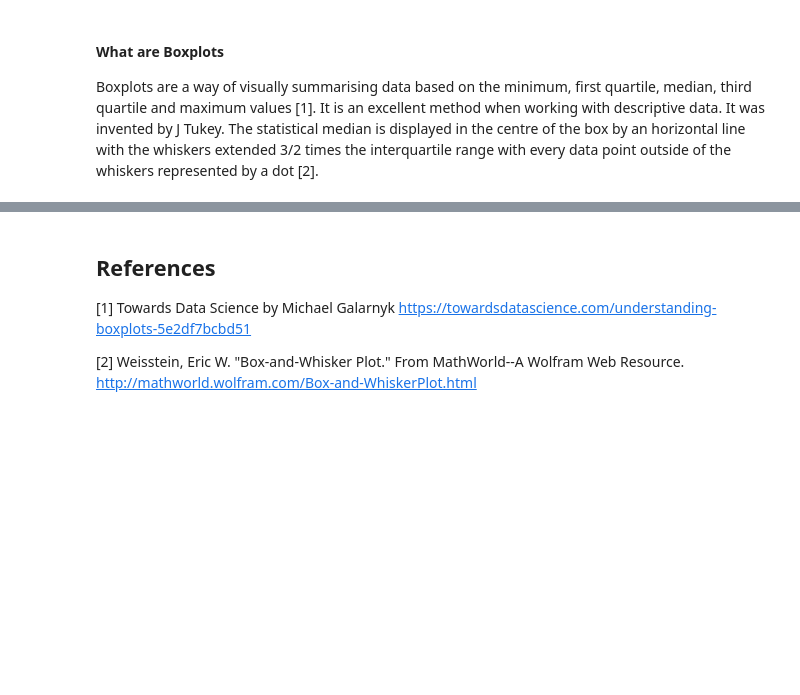
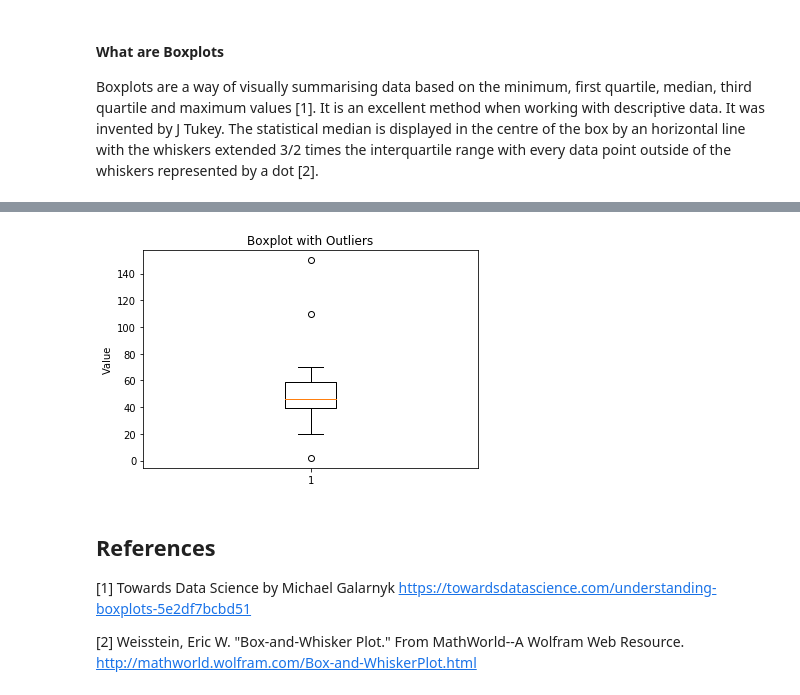
Before and after one commit to GregFee/boxplots, a Jupyter notebook: boxplots.ipynb, the cells around one changed output, grey strips where cells are left out. Cells and saved outputs as stored; diff of their text form; code cells hidden in the pictures; blank space fills up the shorter version.

```diff
--- a/boxplots.ipynb
+++ b/boxplots.ipynb
@@ -59,3 +65,12 @@ plt.show()
+# %%
+#Generate data with obvious outliers and boxplot
+data1 = [40, 44, 46, 150, 2, 110, 39, 58, 59, 50, 70, 30, 20,]
+plt.boxplot(data1)
+plt.title("Boxplot with Outliers")
+plt.ylabel("Value")
+plt.show()
+# %% [output]
+[figure, added]
 # %% [markdown]
 ## References
 
```
Also changed, not shown: parts of 6 cells of this notebook.
